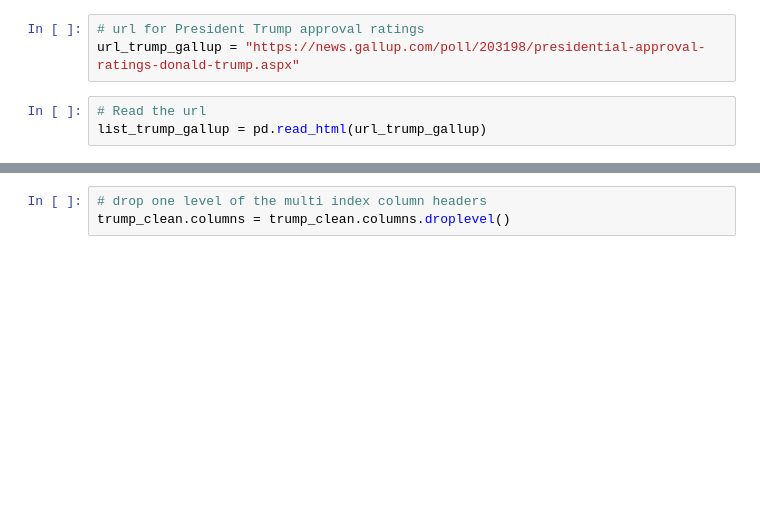
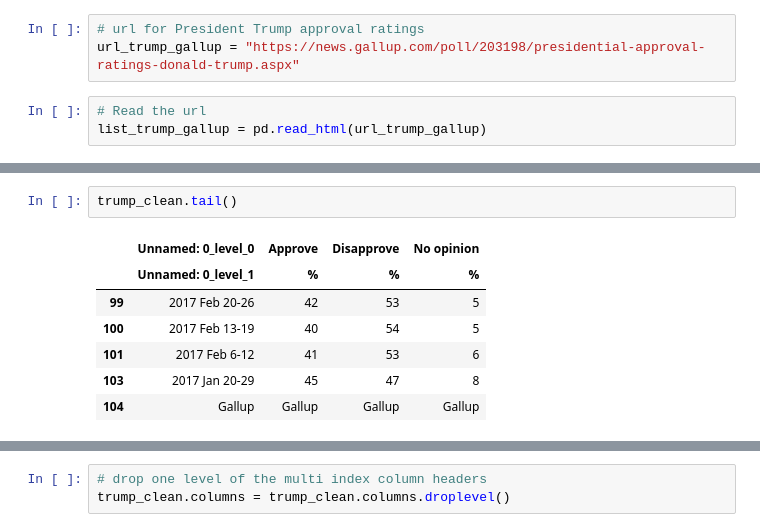
Before and after one commit to amritperera/Data-Bootcamp-Project-1, a Jupyter notebook: Code/Ahmeda_presi_congress_data.ipynb, the cells around one changed output, grey strips where cells are left out. Saved outputs shown, nothing was run; the diff lists cells and outputs as text; blank space fills up the shorter version.

```diff
--- a/Code/Ahmeda_presi_congress_data.ipynb
+++ b/Code/Ahmeda_presi_congress_data.ipynb
@@ -191,0 +213,10 @@ trump_clean = trump_not_clean.drop(trump_not_clean.index[list_trump_del])
+# %%
+trump_clean.tail()
+# %% [output]
+|  | Unnamed: 0_level_0 | Approve | Disapprove | No opinion |
+|  | Unnamed: 0_level_1 | % | % | % |
+| 99 | 2017 Feb 20-26 | 42 | 53 | 5 |
+| 100 | 2017 Feb 13-19 | 40 | 54 | 5 |
+| 101 | 2017 Feb 6-12 | 41 | 53 | 6 |
+| 103 | 2017 Jan 20-29 | 45 | 47 | 8 |
+| 104 | Gallup | Gallup | Gallup | Gallup |
```
Also changed, not shown: parts of 5 cells of this notebook.
